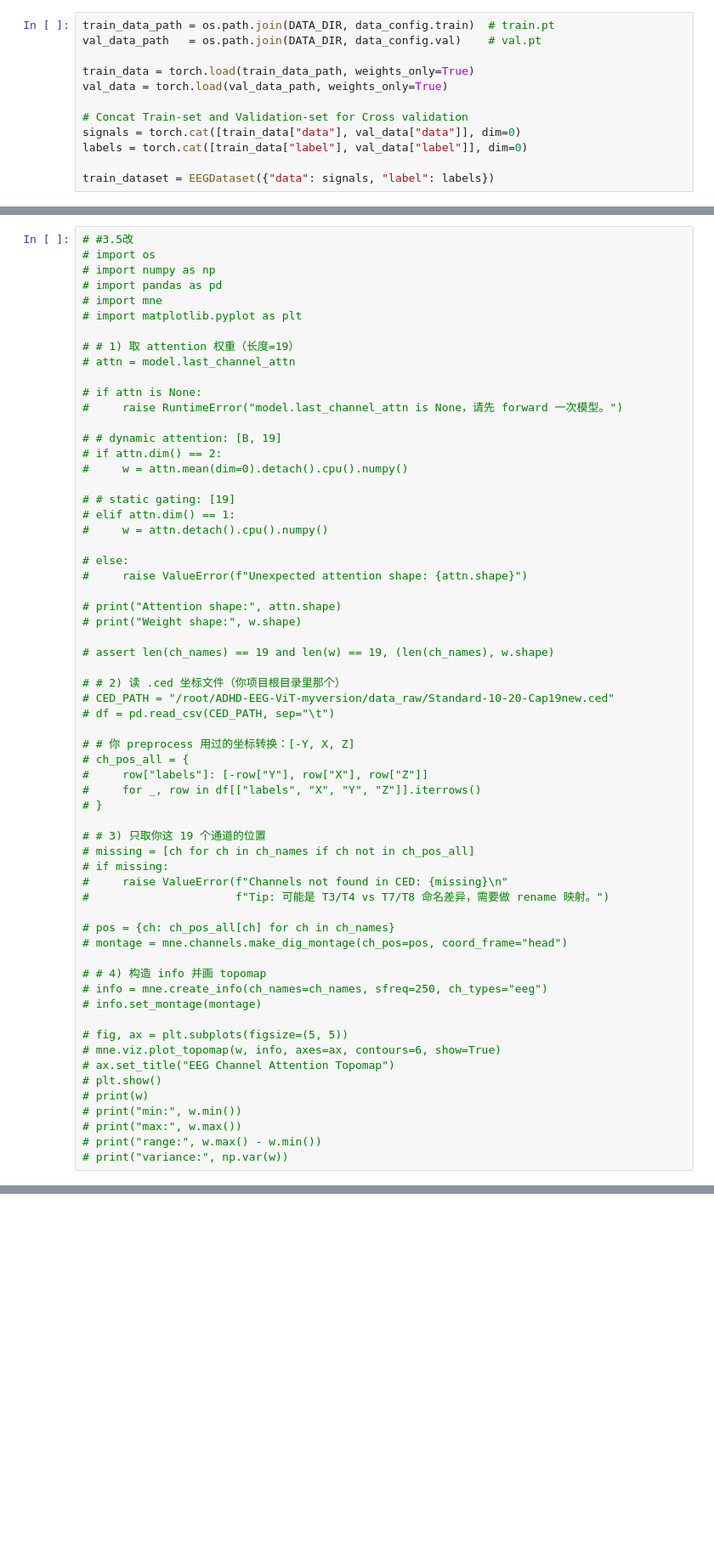
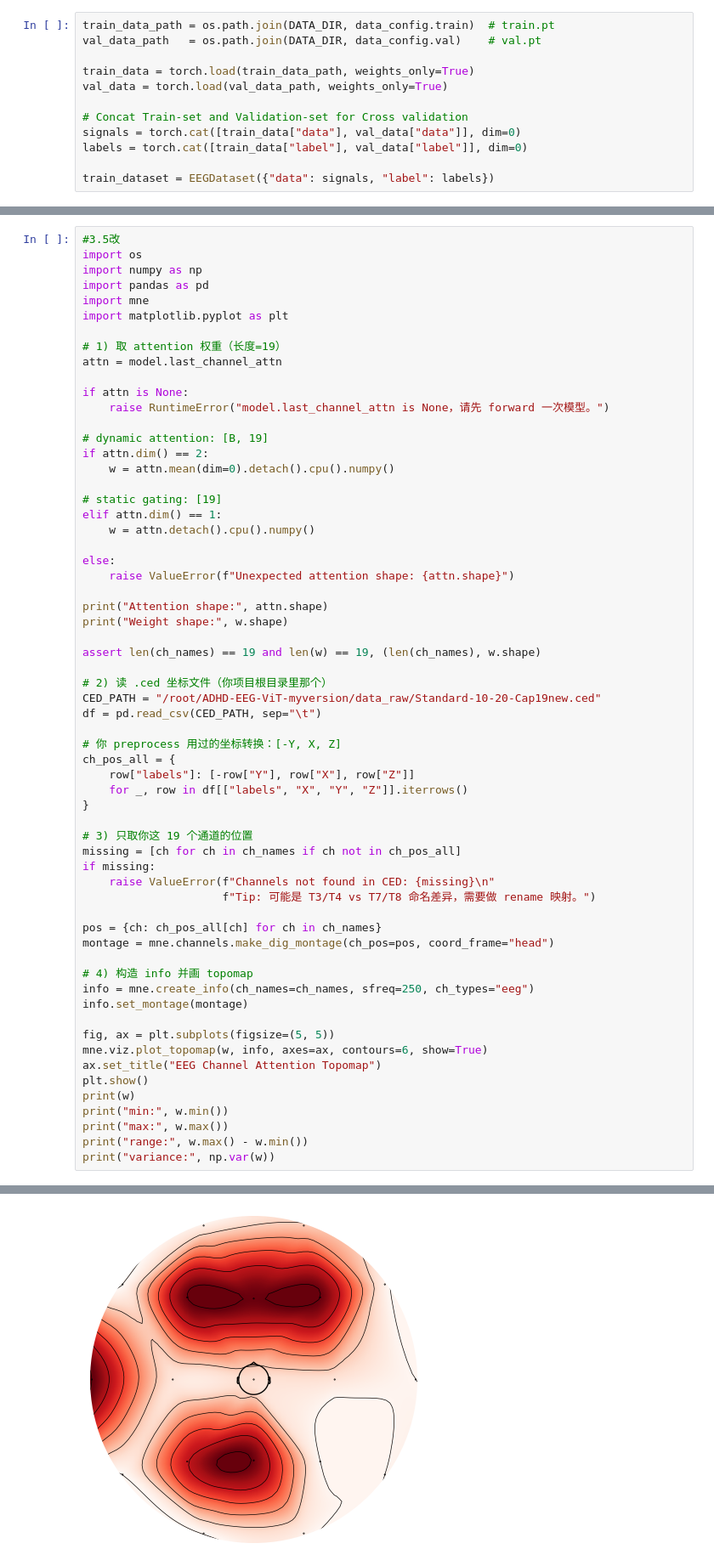
Before and after one commit to zzq666-maker/ADHD-EEG-ViT-myversion, a Jupyter notebook: notebook/ieee_transformer.ipynb, the cells around one changed output, grey strips where cells are left out. Shown at 85% size. Cells and saved outputs as stored; diff of their text form; blank space fills up the shorter version.

```diff
--- a/notebook/ieee_transformer.ipynb
+++ b/notebook/ieee_transformer.ipynb
@@ -391,62 +573,63 @@ log_json(
 # %%
-# #3.5改
-# import os
-# import numpy as np
-# import pandas as pd
-# import mne
-# import matplotlib.pyplot as plt
+#3.5改
+import os
+import numpy as np
+import pandas as pd
+import mne
+import matplotlib.pyplot as plt
 
-# # 1) 取 attention 权重（长度=19）
-# attn = model.last_channel_attn
+# 1) 取 attention 权重（长度=19）
+attn = model.last_channel_attn
 
-# if attn is None:
-#     raise RuntimeError("model.last_channel_attn is None，请先 forward 一次模型。")
+if attn is None:
+    raise RuntimeError("model.last_channel_attn is None，请先 forward 一次模型。")
 
-# # dynamic attention: [B, 19]
-# if attn.dim() == 2:
-#     w = attn.mean(dim=0).detach().cpu().numpy()
+# dynamic attention: [B, 19]
+if attn.dim() == 2:
+    w = attn.mean(dim=0).detach().cpu().numpy()
 
-# # static gating: [19]
-# elif attn.dim() == 1:
-#     w = attn.detach().cpu().numpy()
+# static gating: [19]
+elif attn.dim() == 1:
+    w = attn.detach().cpu().numpy()
 
-# else:
-#     raise ValueError(f"Unexpected attention shape: {attn.shape}")
+else:
+    raise ValueError(f"Unexpected attention shape: {attn.shape}")
 
-# print("Attention shape:", attn.shape)
-# print("Weight shape:", w.shape)
+print("Attention shape:", attn.shape)
+print("Weight shape:", w.shape)
 
-# assert len(ch_names) == 19 and len(w) == 19, (len(ch_names), w.shape)
+assert len(ch_names) == 19 and len(w) == 19, (len(ch_names), w.shape)
 
-# # 2) 读 .ced 坐标文件（你项目根目录里那个）
-# CED_PATH = "/root/ADHD-EEG-ViT-myversion/data_raw/Standard-10-20-Cap19new.ced"
-# df = pd.read_csv(CED_PATH, sep="\t")
+# 2) 读 .ced 坐标文件（你项目根目录里那个）
+CED_PATH = "/root/ADHD-EEG-ViT-myversion/data_raw/Standard-10-20-Cap19new.ced"
+df = pd.read_csv(CED_PATH, sep="\t")
 
-# # 你 preprocess 用过的坐标转换：[-Y, X, Z]
-# ch_pos_all = {
-#     row["labels"]: [-row["Y"], row["X"], row["Z"]]
-#     for _, row in df[["labels", "X", "Y", "Z"]].iterrows()
-# }
+# 你 preprocess 用过的坐标转换：[-Y, X, Z]
+ch_pos_all = {
+    row["labels"]: [-row["Y"], row["X"], row["Z"]]
+    for _, row in df[["labels", "X", "Y", "Z"]].iterrows()
+}
 
-# # 3) 只取你这 19 个通道的位置
-# missing = [ch for ch in ch_names if ch not in ch_pos_all]
-# if missing:
-#     raise ValueError(f"Channels not found in CED: {missing}\n"
-#                      f"Tip: 可能是 T3/T4 vs T7/T8 命名差异，需要做 rename 映射。")
+# 3) 只取你这 19 个通道的位置
+missing = [ch for ch in ch_names if ch not in ch_pos_all]
+if missing:
+    raise ValueError(f"Channels not found in CED: {missing}\n"
+                     f"Tip: 可能是 T3/T4 vs T7/T8 命名差异，需要做 rename 映射。")
 
-# pos = {ch: ch_pos_all[ch] for ch in ch_names}
-# montage = mne.channels.make_dig_montage(ch_pos=pos, coord_frame="head")
+pos = {ch: ch_pos_all[ch] for ch in ch_names}
+montage = mne.channels.make_dig_montage(ch_pos=pos, coord_frame="head")
 
-# # 4) 构造 info 并画 topomap
-# info = mne.create_info(ch_names=ch_names, sfreq=250, ch_types="eeg")
-# info.set_montage(montage)
+# 4) 构造 info 并画 topomap
+info = mne.create_info(ch_names=ch_names, sfreq=250, ch_types="eeg")
+info.set_montage(montage)
 
-# fig, ax = plt.subplots(figsize=(5, 5))
-# mne.viz.plot_topomap(w, info, axes=ax, contours=6, show=True)
-# ax.set_title("EEG Channel Attention Topomap")
-# plt.show()
-# print(w)
-# print("min:", w.min())
-# print("max:", w.max())
-# print("range:", w.max() - w.min())
-# print("variance:", np.var(w))
+fig, ax = plt.subplots(figsize=(5, 5))
+mne.viz.plot_topomap(w, info, axes=ax, contours=6, show=True)
+ax.set_title("EEG Channel Attention Topomap")
+plt.show()
+print(w)
+print("min:", w.min())
+print("max:", w.max())
+print("range:", w.max() - w.min())
+print("variance:", np.var(w))
+# %% [output]
@@ -452,0 +638 @@ log_json(
+[figure, added]
```
Also changed, not shown: parts of 11 cells of this notebook, 8 other files.
